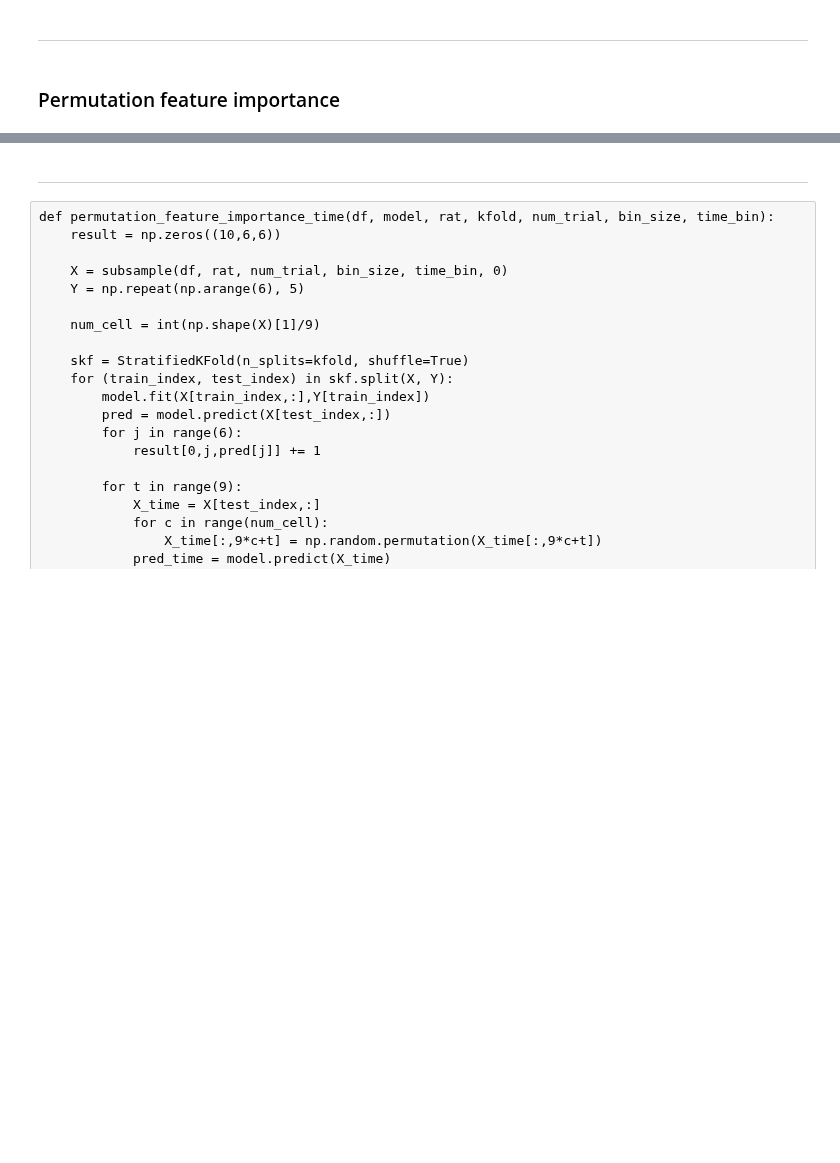
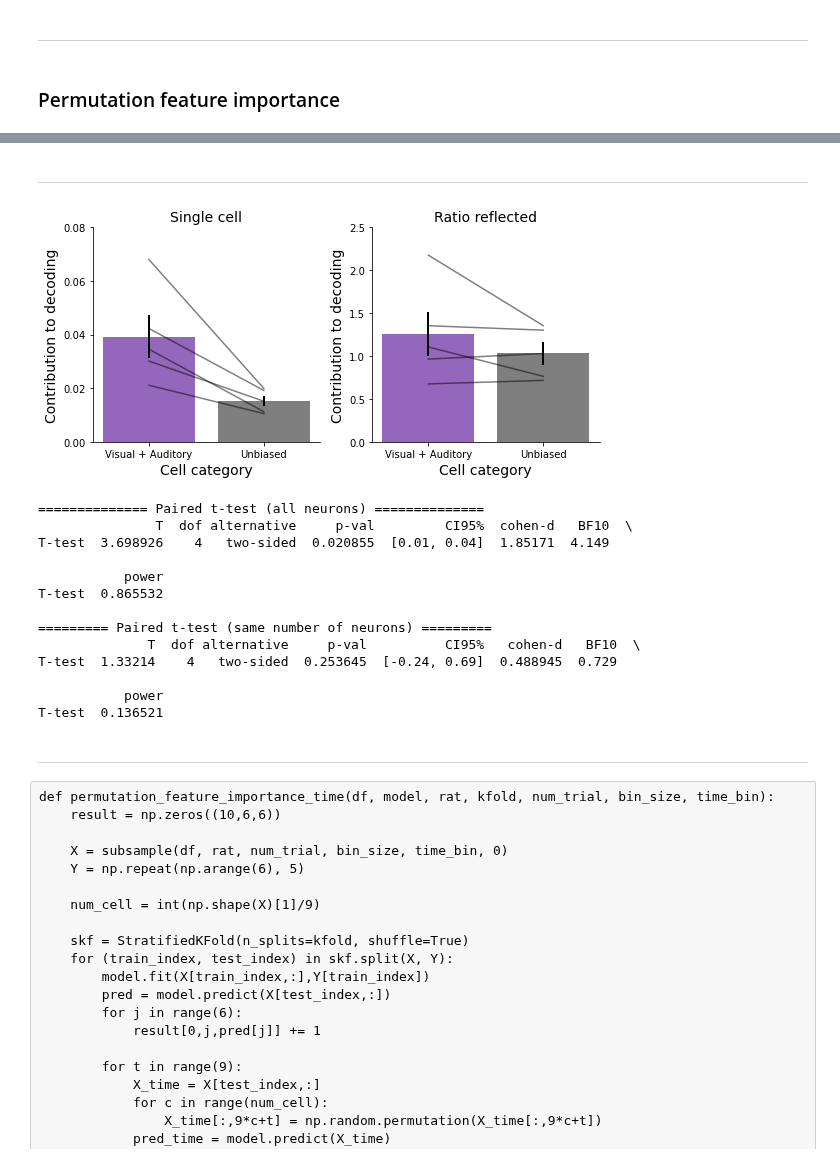
Before and after one commit to heung10/multimodal-object-recognition, a Jupyter notebook: neural/7.1. SVM Population decoding.ipynb, the cells around one changed output, grey strips where cells are left out. Saved outputs shown, nothing was run; the diff lists cells and outputs as text; code cells hidden in the pictures; blank space fills up the shorter version.

Commit message:
revised permutation feature importance analysis

```diff
--- a/neural/7.1. SVM Population decoding.ipynb
+++ b/neural/7.1. SVM Population decoding.ipynb
@@ -682,3 +608,81 @@ T-test  0.707578
+# %% [markdown]
+---
+# %%
+np_path = save_path / 'all conditions' / 'permutation feature importance'
+load_date = '2023-08-01'
+
+perm_all = np.load(np_path / f'{load_date}_{bin_size*10}ms_{9}bins_{num_iter}iter_all.npy')
+real = np.load(save_path / 'all conditions' / '2023-07-28_100ms_9bins_100iter_real.npy')
+real = real/6
+
+num_cell = np.zeros((5,2))
+perm_all_result = np.zeros((5, 2))
+
+prop_weight = [32, 68]
+
+for i in range(5):
+    num_cell[i,0] = df2.groupby(['rat', 'Category']).size()[int(rat_list[i])]['auditory']+\
+    df2.groupby(['rat', 'Category']).size()[int(rat_list[i])]['visual']
+    num_cell[i,1] = df2.groupby(['rat', 'Category']).size()[int(rat_list[i])]['unbiased']
+
+    real_result = np.trace(real[i,:,:])
+    perm_all_result[i,0] = (real_result-np.trace(perm_all[0,i,:,:]))/(real_result+np.trace(perm_all[0,i,:,:]))
+    perm_all_result[i,1] = (real_result-np.trace(perm_all[1,i,:,:]))/(real_result+np.trace(perm_all[1,i,:,:]))
+
+fig, ax = plt.subplots(1,2, figsize=(8,4))
+
+x = ['Visual + Auditory','Unbiased']
+
+y1 = perm_all_result/num_cell
+y2 = (perm_all_result/num_cell)*prop_weight
+
+ax[0].bar(x,np.mean(y1, axis=0), color=['tab:purple', 'tab:gray'])
+ax[0].errorbar(x, np.mean(y1, axis=0), yerr=stats.sem(y1, axis=0), fmt='none', color='black', linewidth=2)
+for i in range(5):
+    ax[0].plot([y1[i,0], y1[i,1]], color='black', alpha=0.5)
+
+ax[1].bar(x,np.mean(y2, axis=0), color=['tab:purple', 'tab:gray'])
+ax[1].errorbar(x, np.mean(y2, axis=0), yerr=stats.sem(y2, axis=0), fmt='none', color='black', linewidth=2)
+for i in range(5):
+    ax[1].plot([y2[i,0], y2[i,1]], color='black', alpha=0.5)
+
+t = ['Single cell', 'Ratio reflected']
+for i in range(2):
+    ax[i].set_title(t[i], fontsize=14)
+    ax[i].set_xlabel('Cell category', fontsize=14)
+    ax[i].set_ylabel('Contribution to decoding', fontsize=14)
+ax[0].set_yticks(np.arange(0, 0.09, 0.02))
+ax[0].set_ylim([0, 0.08])
+ax[1].set_yticks(np.arange(0, 2.6, 0.5))
+ax[1].set_ylim([0, 2.5])
+
+plt.tight_layout()
+plt.savefig(fig_path / 'svg' / 'perm_importance_bar.svg')
+plt.show()
+
+ttest_all = pg.ttest(y1[:,0], y1[:,1], paired=True)
+print('============== Paired t-test (all neurons) ==============')
+print(ttest_all)
+print('')
+
+ttest_same = pg.ttest(y2[:,0], y2[:,1], paired=True)
+print('========= Paired t-test (same number of neurons) =========')
+print(ttest_same)
+# %% [output]
+[figure, added]
+============== Paired t-test (all neurons) ==============
+               T  dof alternative     p-val         CI95%  cohen-d   BF10  \
+T-test  3.698926    4   two-sided  0.020855  [0.01, 0.04]  1.85171  4.149
+
+           power
+T-test  0.865532
+
+========= Paired t-test (same number of neurons) =========
+              T  dof alternative     p-val          CI95%   cohen-d   BF10  \
+T-test  1.33214    4   two-sided  0.253645  [-0.24, 0.69]  0.488945  0.729
+
+           power
+T-test  0.136521
 # %% [markdown]
 ---
 # %% [raw]
```
Also changed, not shown: parts of 2 cells of this notebook.
